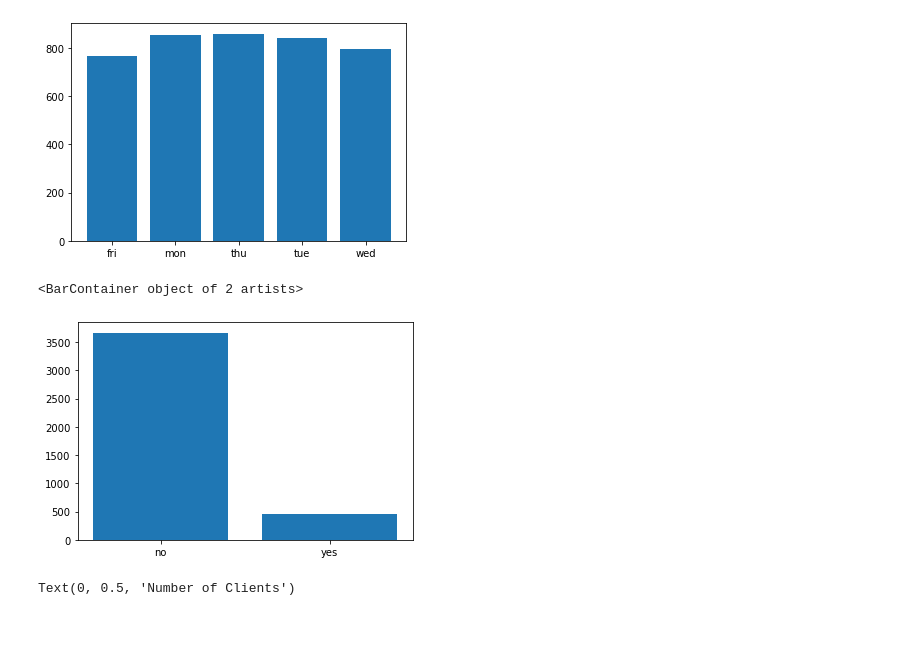
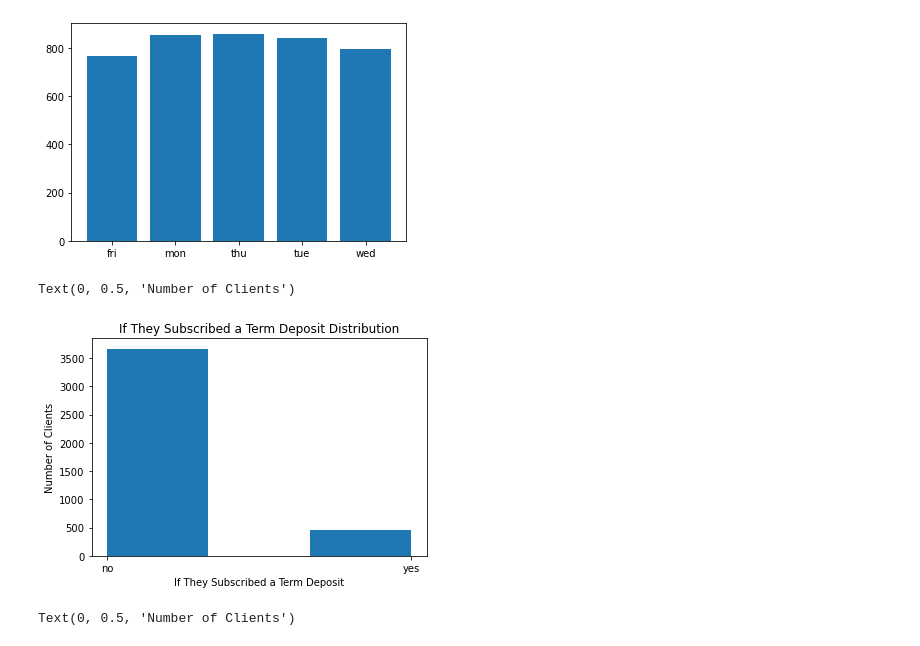
Before and after one commit to rosborn40383/MachineLearning-Analysis, a Jupyter notebook: DS160_Final_Project_EES_RJO.ipynb, the cells around one changed output. Cells and saved outputs as stored; diff of their text form; code cells hidden in the pictures.

```diff
--- a/DS160_Final_Project_EES_RJO.ipynb
+++ b/DS160_Final_Project_EES_RJO.ipynb
@@ -181,8 +211,11 @@ y=df.y.groupby(df.y).count()
-# %%
-plt.bar(y.index,y.values)
-# %% [output]
-<BarContainer object of 2 artists>
-[figure, removed]
+# %%
+plt.hist(df.y,bins=3)
+plt.title('If They Subscribed a Term Deposit Distribution')
+plt.xlabel('If They Subscribed a Term Deposit')
+plt.ylabel('Number of Clients')
+# %% [output]
+Text(0, 0.5, 'Number of Clients')
+[figure, added]
 # %%
 previous=df.y.groupby(df.previous).count()
 # %%
```
Also changed, not shown: parts of 29 cells of this notebook.
